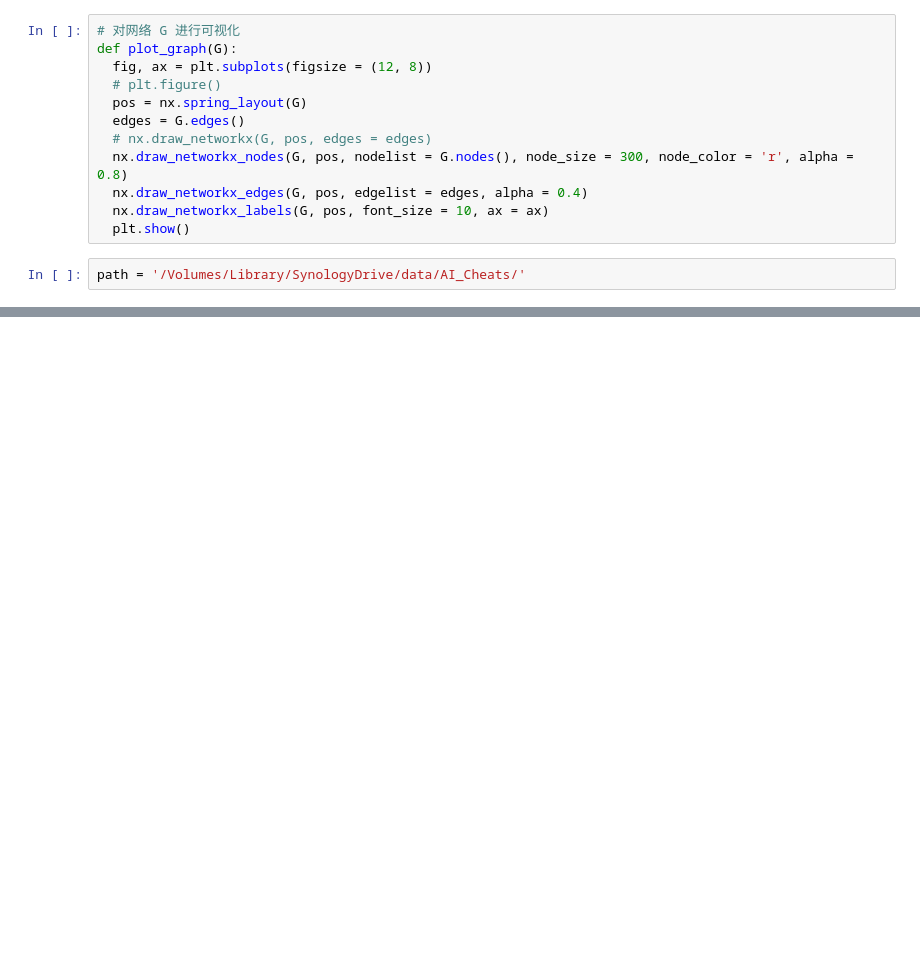
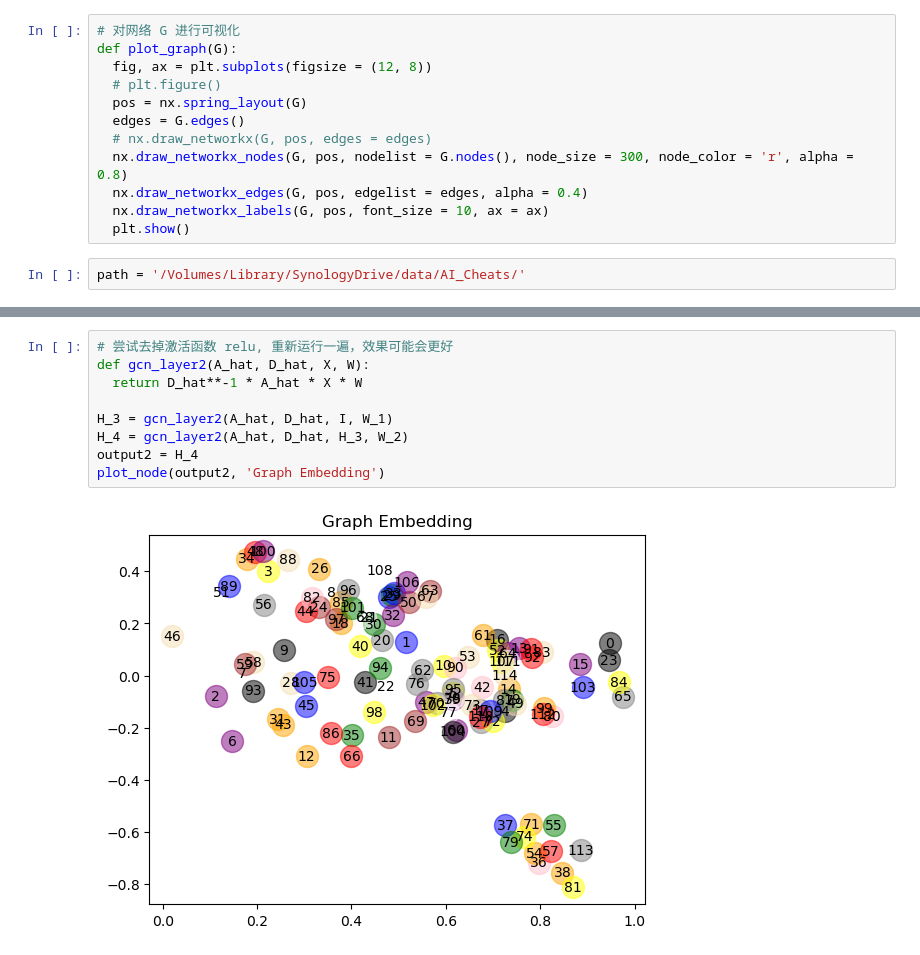
Before and after one commit to hivandu/AI_Cheats, a Jupyter notebook: Core BI/34.GCN.ipynb, the cells around one changed output, grey strips where cells are left out. Drawn from its saved outputs; the diff is of its cells as text; blank space fills up the shorter version.

```diff
--- a/Core BI/34.GCN.ipynb
+++ b/Core BI/34.GCN.ipynb
@@ -29,0 +189,11 @@ print(G.nodes['BrighamYoung']['value'])
+# %%
+# 尝试去掉激活函数 relu, 重新运行一遍，效果可能会更好
+def gcn_layer2(A_hat, D_hat, X, W):
+  return D_hat**-1 * A_hat * X * W
+
+H_3 = gcn_layer2(A_hat, D_hat, I, W_1)
+H_4 = gcn_layer2(A_hat, D_hat, H_3, W_2)
+output2 = H_4
+plot_node(output2, 'Graph Embedding')
+# %% [output]
+[figure, added]
```
Also changed, not shown: parts of 13 cells of this notebook.
